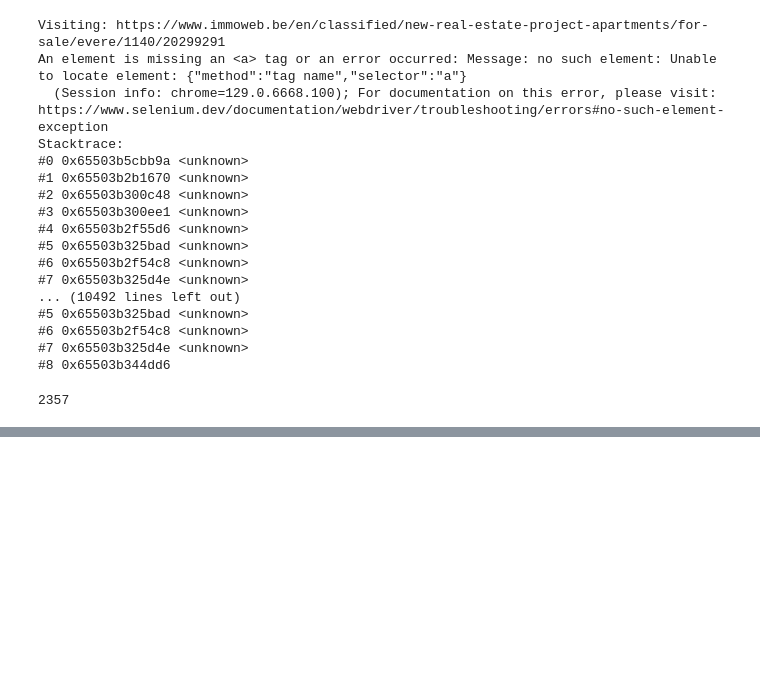
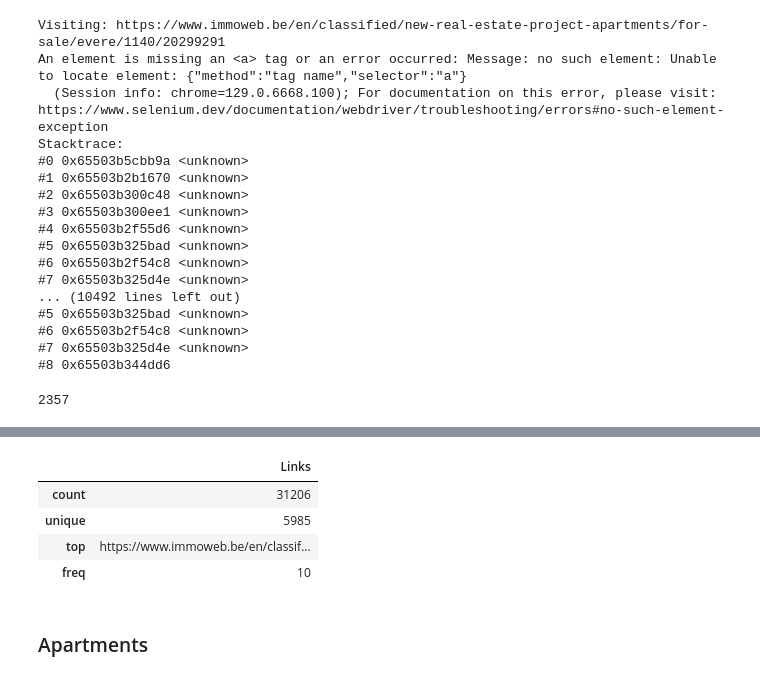
Before and after one commit to Mohammedhussingh/challenge-collecting-data, a Jupyter notebook: Links_extract.ipynb, the cells around one changed output, grey strips where cells are left out. Drawn from its saved outputs; the diff is of its cells as text; code cells hidden in the pictures; blank space fills up the shorter version.

```diff
--- a/Links_extract.ipynb
+++ b/Links_extract.ipynb
@@ -838,0 +870,8 @@ with open('new_project.txt', 'w') as file:
+# %%
+links_df.describe()
+# %% [output]
+|  | Links |
+| count | 31206 |
+| unique | 5985 |
+| top | https://www.immoweb.be/en/classif... |
+| freq | 10 |
@@ -838,0 +880,2 @@ with open('new_project.txt', 'w') as file:
+# %% [markdown]
+### Apartments
```
Also changed, not shown: parts of 29 cells of this notebook, 9 other files.
